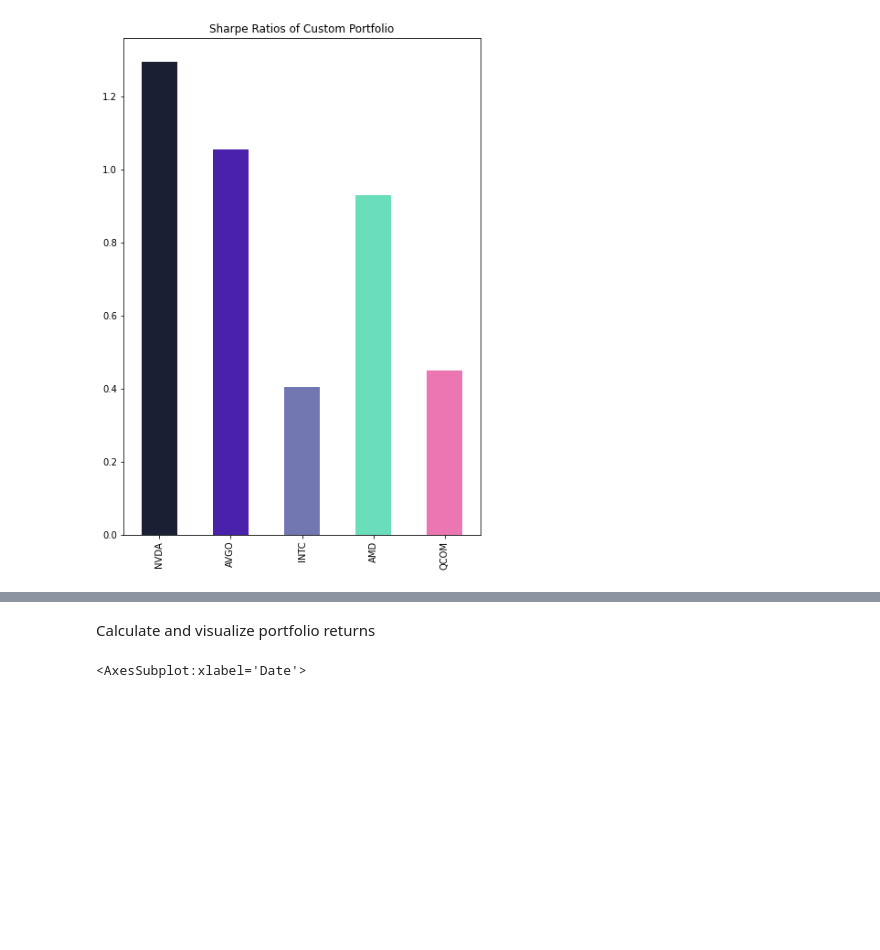
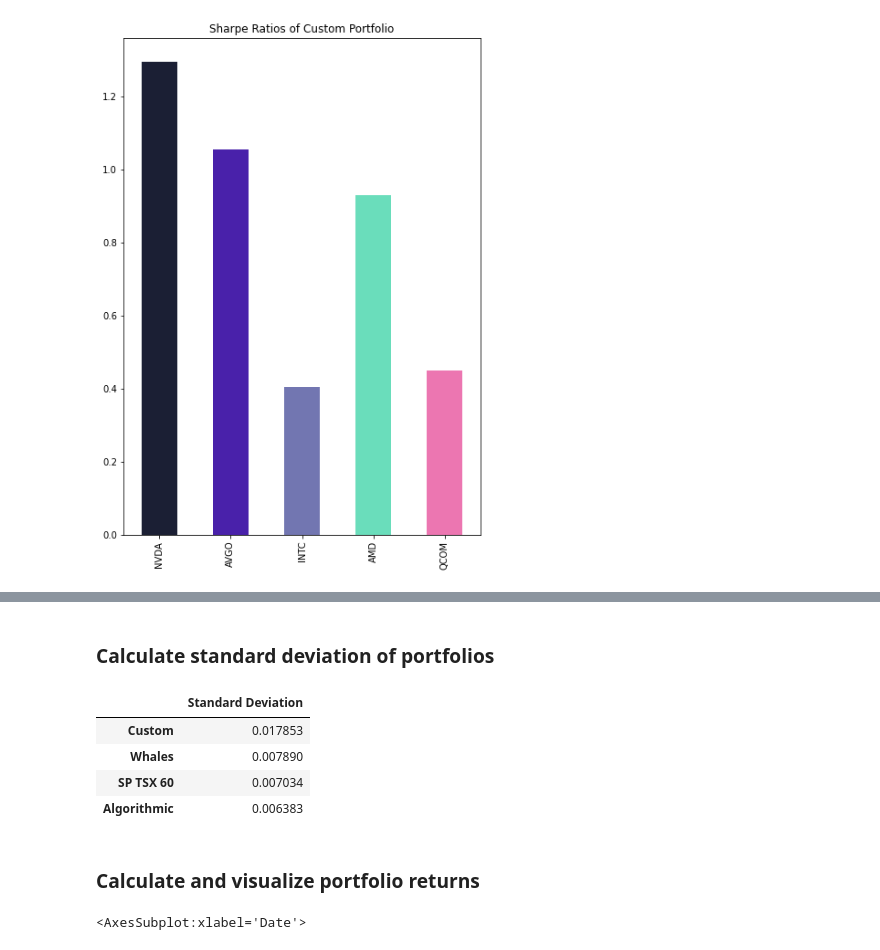
Before and after one commit to adamgulyas/pandas-homework, a Jupyter notebook: whale_analysis.ipynb, the cells around one changed output, grey strips where cells are left out. Saved outputs shown, nothing was run; the diff lists cells and outputs as text; code cells hidden in the pictures; blank space fills up the shorter version.

```diff
--- a/whale_analysis.ipynb
+++ b/whale_analysis.ipynb
@@ -590,5 +613,19 @@ custom_sharpe_ratios.plot.bar(figsize=(7,10), color=bar_colors, title="Sharpe Ra
+# %% [markdown]
+### Calculate standard deviation of portfolios
+# %%
+# Calculate the standard deviation for each portfolio
+all_returns_std = all_daily_returns_avg.std()
+
+# Display standards deviations from highest to lowest
+all_returns_std.to_frame(name="Standard Deviation").sort_values(by='Standard Deviation', ascending=False)
+# %% [output]
+|  | Standard Deviation |
+| Custom | 0.017853 |
+| Whales | 0.007890 |
+| SP TSX 60 | 0.007034 |
+| Algorithmic | 0.006383 |
 # %% [markdown]
-Calculate and visualize portfolio returns
+### Calculate and visualize portfolio returns
 # %%
 # Join all existing returns with custom portfolio
 all_daily_returns = pd.concat([all_daily_returns,custom_daily_returns], axis=1, join="inner").dropna()
```
Also changed, not shown: parts of 20 cells of this notebook, 1 other file.
